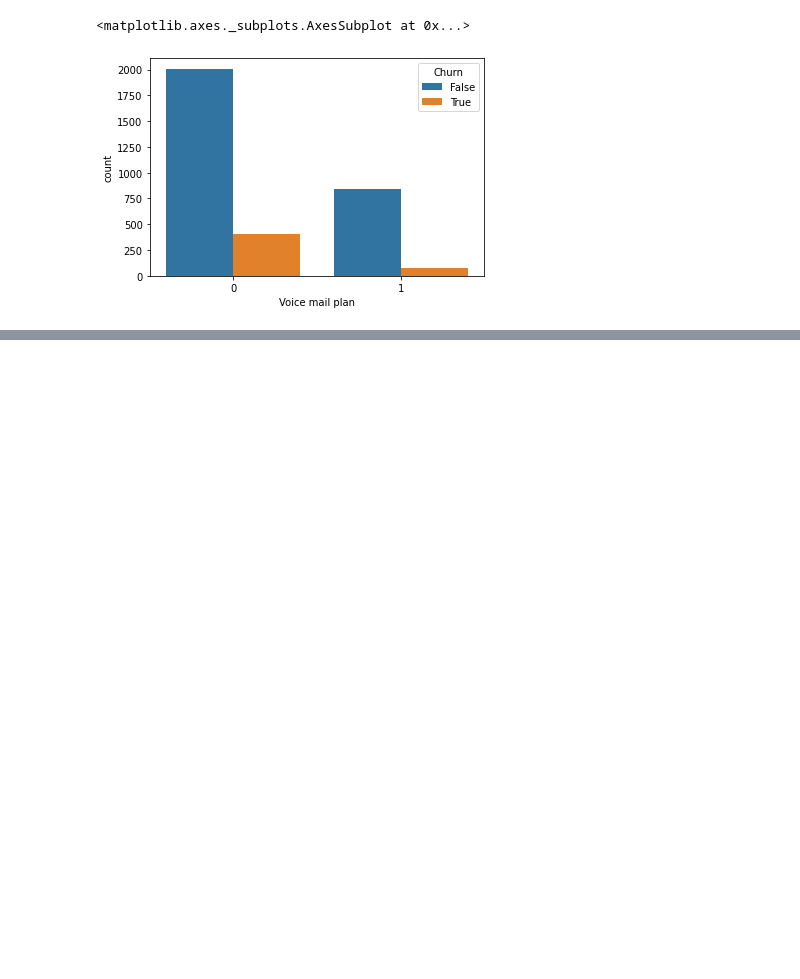
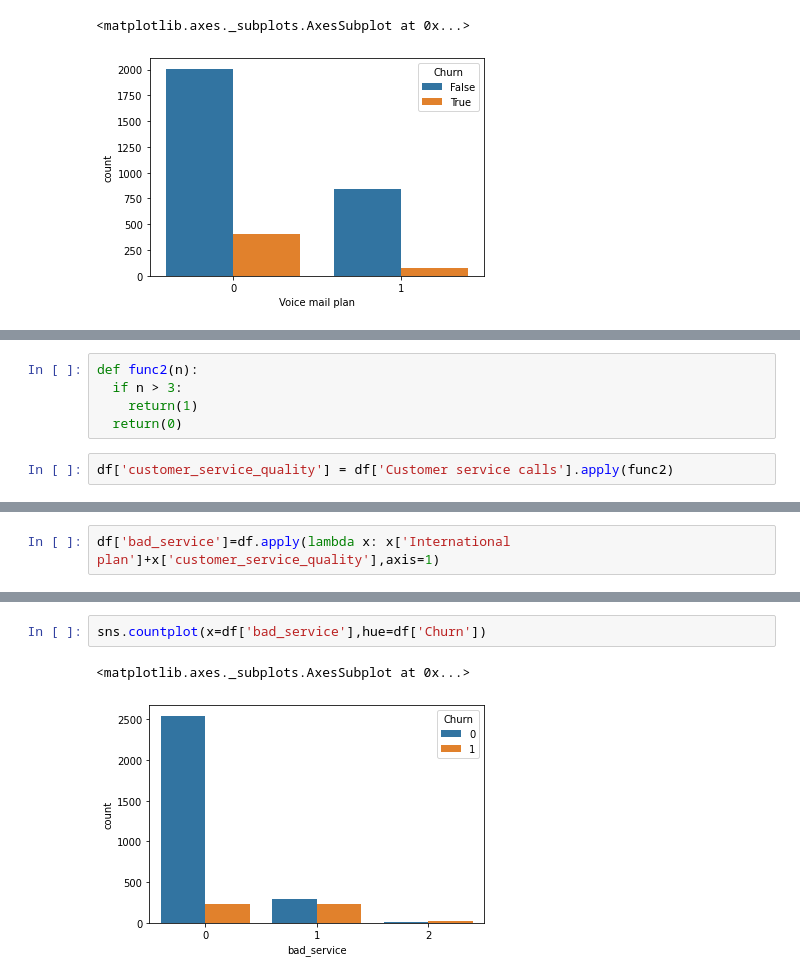
Before and after one commit to M0n1ka-05/team1-telecom-churn-data-analysis, a Jupyter notebook: Monika_Shinde_Team_1_Capstone_Project.ipynb, the cells around one changed output, grey strips where cells are left out. Saved outputs shown, nothing was run; the diff lists cells and outputs as text; blank space fills up the shorter version.

```diff
--- a/Monika_Shinde_Team_1_Capstone_Project.ipynb
+++ b/Monika_Shinde_Team_1_Capstone_Project.ipynb
@@ -402,0 +470,7 @@ sns.countplot(x='Voice mail plan' , hue = 'Churn', data=new_df)
+# %%
+def func2(n):
+  if n > 3:
+    return(1)
+  return(0)
+# %%
+df['customer_service_quality'] = df['Customer service calls'].apply(func2)
@@ -402,0 +488,2 @@ sns.countplot(x='Voice mail plan' , hue = 'Churn', data=new_df)
+# %%
+df['bad_service']=df.apply(lambda x: x['International plan']+x['customer_service_quality'],axis=1)
@@ -402,0 +499,5 @@ sns.countplot(x='Voice mail plan' , hue = 'Churn', data=new_df)
+# %%
+sns.countplot(x=df['bad_service'],hue=df['Churn'])
+# %% [output]
+<matplotlib.axes._subplots.AxesSubplot at 0x...>
+[figure, added]
```
Also changed, not shown: parts of 29 cells of this notebook.
